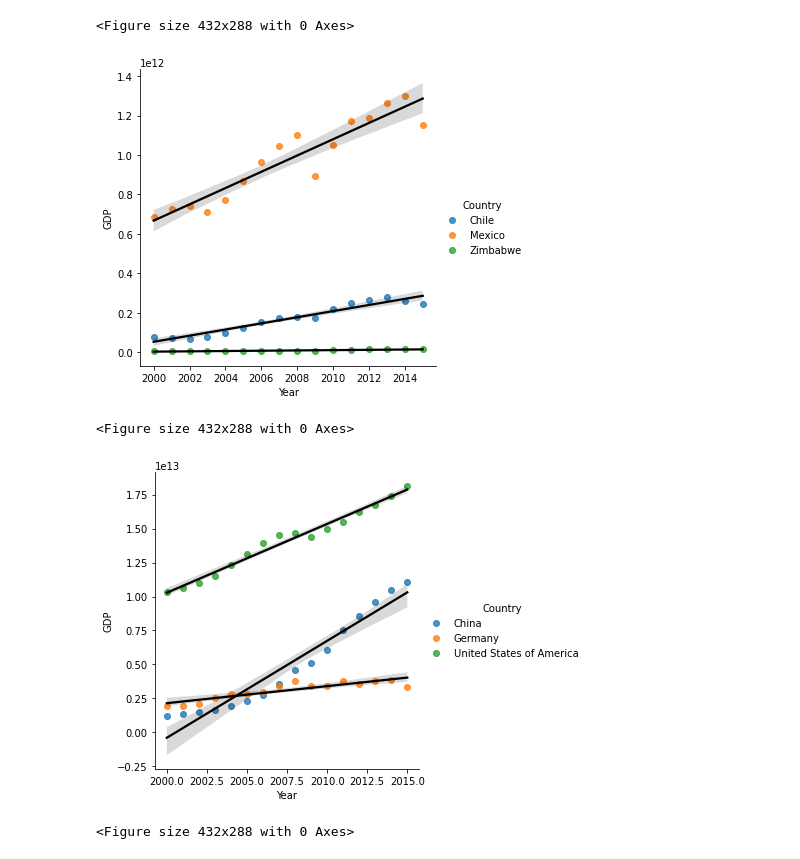
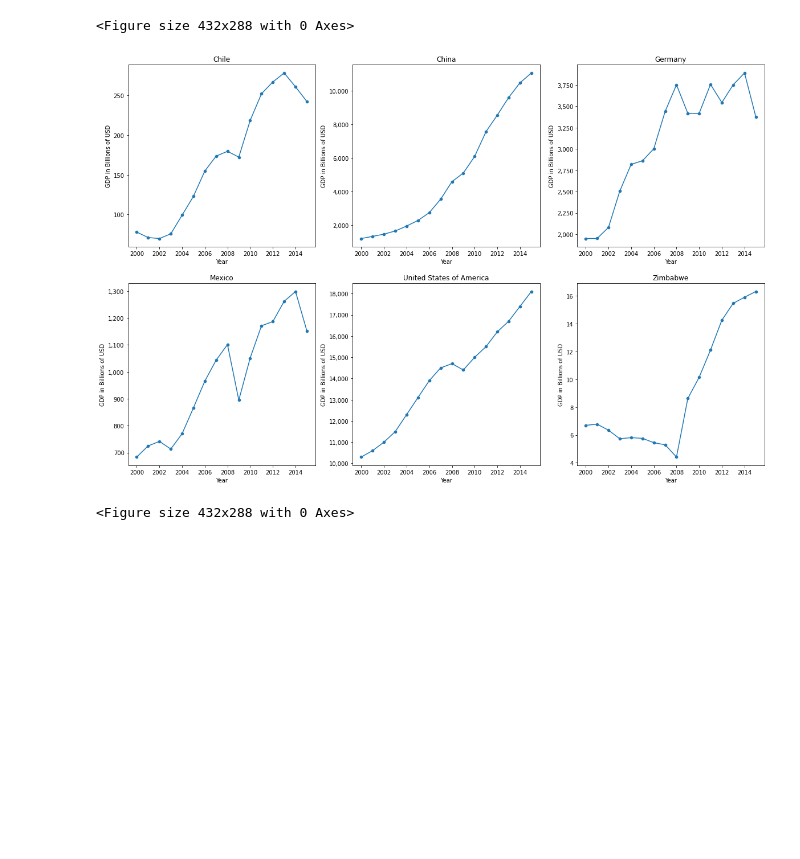
Before and after one commit to egecalay/Life-Expectancy-and-GDP, a Jupyter notebook: life_expectancy_gdp.ipynb, the cells around one changed output. Drawn from its saved outputs; the diff is of its cells as text; code cells hidden in the pictures; blank space fills up the shorter version.

```diff
--- a/life_expectancy_gdp.ipynb
+++ b/life_expectancy_gdp.ipynb
@@ -164,24 +178,27 @@ plt.clf()
 [figure]
 <Figure size 432x288 with 0 Axes>
 <Figure size 432x288 with 0 Axes>
-# %%
-#Show GDP change over time in a time series plot for each country
-#Log scale on the y-axis is good to differentiate the countries at initial year , but it makes it harder to tell apart the changes over time for each country
-df_minus_USA_and_China_and_Germany=df[(df.Country != 'United States of America')&(df.Country != 'China')&(df.Country != 'Germany')]
-df_USA_China_Germany=df[(df.Country == 'United States of America')|(df.Country == 'China')|(df.Country == 'Germany')]
-
-sns.lmplot(x='Year', y='GDP', data = df_minus_USA_and_China_and_Germany,hue='Country', line_kws={'color': 'black'})
-plt.show()
-plt.clf()
-
-sns.lmplot(x='Year', y='GDP', data = df_USA_China_Germany,hue='Country', line_kws={'color': 'black'})
-plt.show()
-plt.clf()
-# %% [output]
-[figure, removed]
-<Figure size 432x288 with 0 Axes>
-[figure, removed]
-<Figure size 432x288 with 0 Axes>
+# %%
+
+#Plot Gross Domestic Product (GDP) change in a time-series graph for each country.
+counter=1
+plt.figure(figsize=(20,20))
+for country in unique_countries:
+    ax= plt.subplot(3,3,counter)
+    sns.lineplot(x='Year',y='GDP', data=df[df.Country == country])
+    scat_ax_b=sns.scatterplot(x='Year',y='GDP', data=df[df.Country == country])
+    ylabels_1 = ['{:,.0f}'.format(y) for y in scat_ax_b.get_yticks()/(10**9)]
+    scat_ax_b.set_yticklabels(ylabels_1)
+    scat_ax_b.set_ylabel('GDP in Billions of USD')
+
+    plt.title(country)
+    counter+=1
+plt.savefig('GDP change between 2000 and 2015.png')
+plt.show()
+plt.clf()
+# %% [output]
+[figure, added]
+<Figure size 432x288 with 0 Axes>
 # %%
 #Plotting GDP vs life expectancy for each country
 counter=1
```
Also changed, not shown: parts of 9 cells of this notebook, 3 other files.
